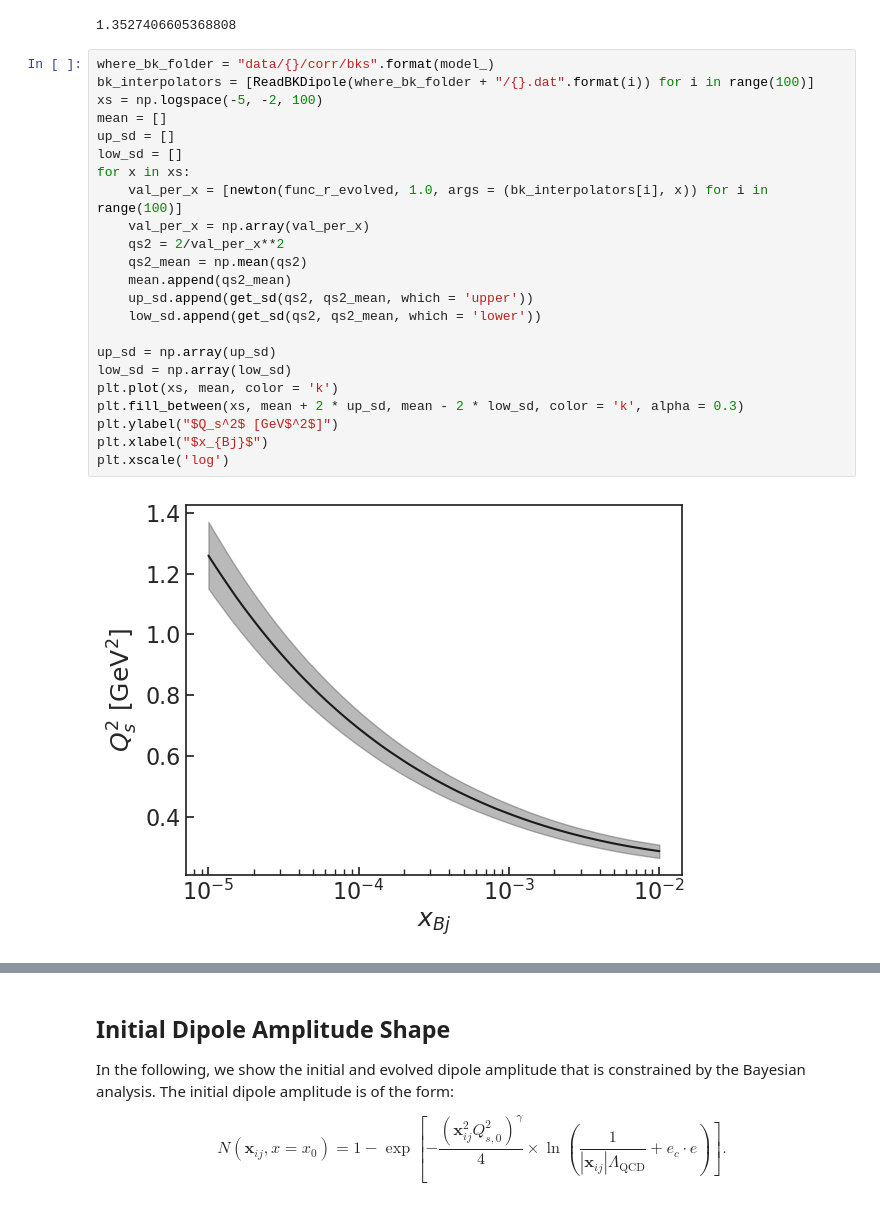
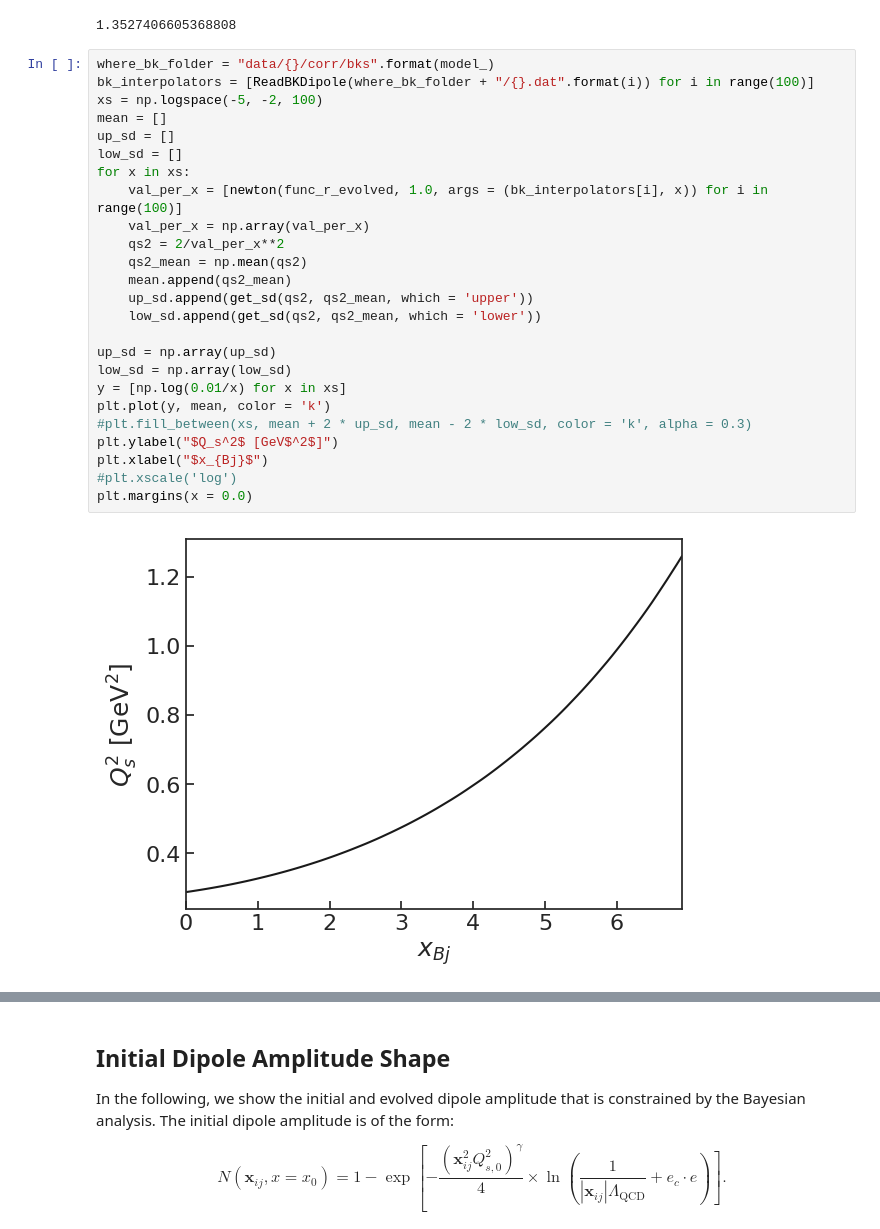
Before and after one commit to camcasuga/BayesianBK_results, a Jupyter notebook: analysis.ipynb, the cells around one changed output, grey strips where cells are left out. Drawn from its saved outputs; the diff is of its cells as text.

```diff
--- a/analysis.ipynb
+++ b/analysis.ipynb
@@ -353,27 +353,29 @@ print(qs2)
 # %%
 where_bk_folder = "data/{}/corr/bks".format(model_)
 bk_interpolators = [ReadBKDipole(where_bk_folder + "/{}.dat".format(i)) for i in range(100)]
 xs = np.logspace(-5, -2, 100)
 mean = []
 up_sd = []
 low_sd = []
 for x in xs:
     val_per_x = [newton(func_r_evolved, 1.0, args = (bk_interpolators[i], x)) for i in range(100)]
     val_per_x = np.array(val_per_x)
     qs2 = 2/val_per_x**2
     qs2_mean = np.mean(qs2)
     mean.append(qs2_mean)
     up_sd.append(get_sd(qs2, qs2_mean, which = 'upper'))
     low_sd.append(get_sd(qs2, qs2_mean, which = 'lower'))
 
 up_sd = np.array(up_sd)
 low_sd = np.array(low_sd)
-plt.plot(xs, mean, color = 'k')
-plt.fill_between(xs, mean + 2 * up_sd, mean - 2 * low_sd, color = 'k', alpha = 0.3)
+y = [np.log(0.01/x) for x in xs]
+plt.plot(y, mean, color = 'k')
+#plt.fill_between(xs, mean + 2 * up_sd, mean - 2 * low_sd, color = 'k', alpha = 0.3)
 plt.ylabel("$Q_s^2$ [GeV$^2$]")
 plt.xlabel("$x_{Bj}$")
-plt.xscale('log')
+#plt.xscale('log')
+plt.margins(x = 0.0)
 # %% [output]
-[figure, old version]
+[figure, new version]
 # %%
 from scipy.interpolate import UnivariateSpline
```
Also changed, not shown: parts of 13 cells of this notebook, 8 other files.
